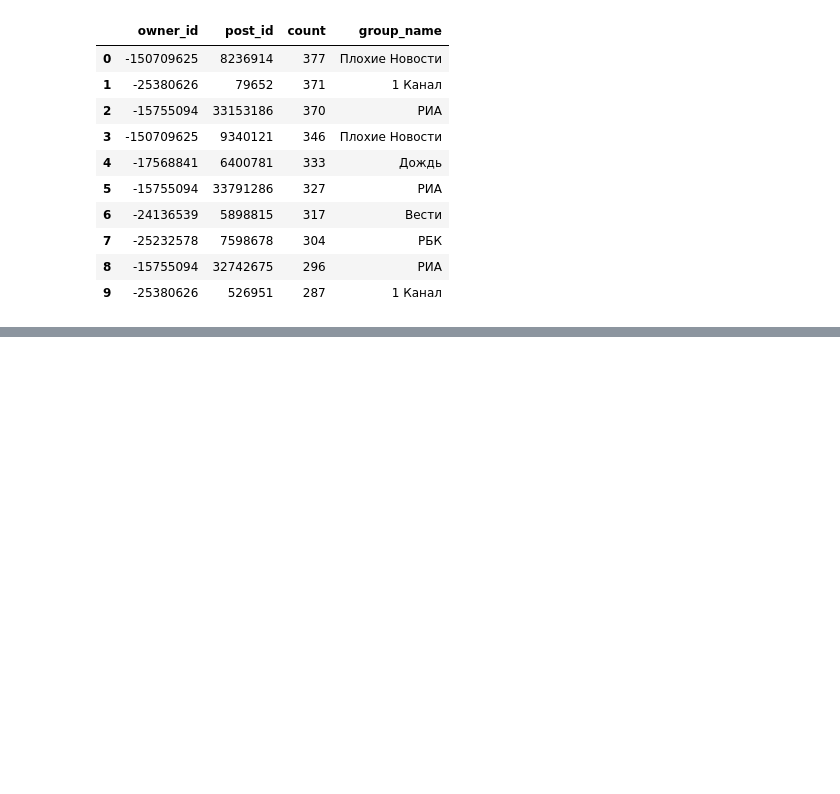
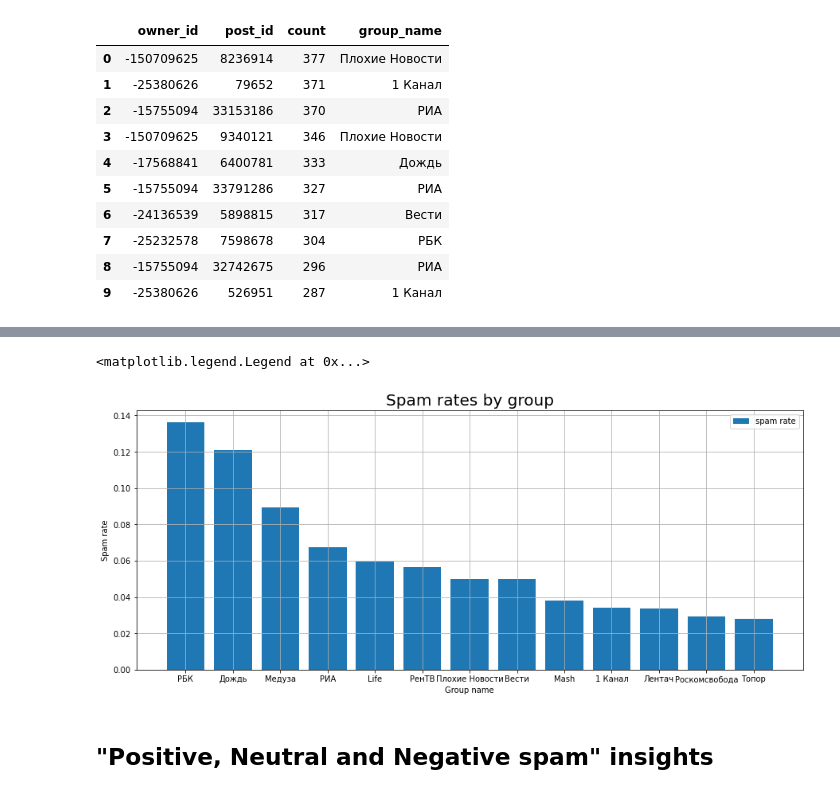
Before and after one commit to stas1f1/VK-User-Analysis, a Jupyter notebook: Cluster_processing.ipynb, the cells around one changed output, grey strips where cells are left out. Drawn from its saved outputs; the diff is of its cells as text; code cells hidden in the pictures; blank space fills up the shorter version.

```diff
--- a/Cluster_processing.ipynb
+++ b/Cluster_processing.ipynb
@@ -271,0 +311,5 @@ groups_df.limit(5).toPandas()
+# %%
+total_comms = comments.groupBy('owner_id')\
+                      .count()\
+                      .withColumnRenamed("owner_id","group_id")\
+                      .withColumnRenamed("count","comment_count")
@@ -330,2 +517,3 @@ save_parquet(spam_shares, 'spam_shares')
 # %%
-spam_shares = spam_shares.join(groups_df, groups_df.group_id == spam_shares.owner_id, 'inner')
+spam_shares = spam_shares.join(groups_df, groups_df.group_id == spam_shares.owner_id,'inner')\
+                         .select('owner_id','group_name','count')
@@ -364,0 +537,8 @@ plt.show()
+# %%
+spam_group_data = spam_shares.join(total_comms, total_comms.group_id == spam_shares.owner_id)\
+                             .select('group_id','group_name','count','comment_count')\
+                             .withColumnRenamed("count","spam_comment_count")\
+                             .orderBy(col('count').desc())\
+                             .withColumn("spam_rate", col('spam_comment_count') / col('comment_count'))
+
+spam_group_data.toPandas()
@@ -364,0 +560,16 @@ plt.show()
+# %%
+fig, ax = plt.subplots(figsize=(15,6))
+ax.bar(list(spam_group_data.orderBy(desc('spam_rate')).toPandas()['group_name']),
+       list(spam_group_data.orderBy(desc('spam_rate')).toPandas()['spam_rate']),
+       label='spam rate')
+
+plt.title('Spam rates by group', fontsize=20)
+plt.xlabel('Group name')
+plt.ylabel('Spam rate')
+plt.grid()
+plt.legend()
+# %% [output]
+<matplotlib.legend.Legend at 0x...>
+[figure, added]
+# %% [markdown]
+## "Positive, Neutral and Negative spam" insights
```
Also changed, not shown: parts of 56 cells of this notebook.
